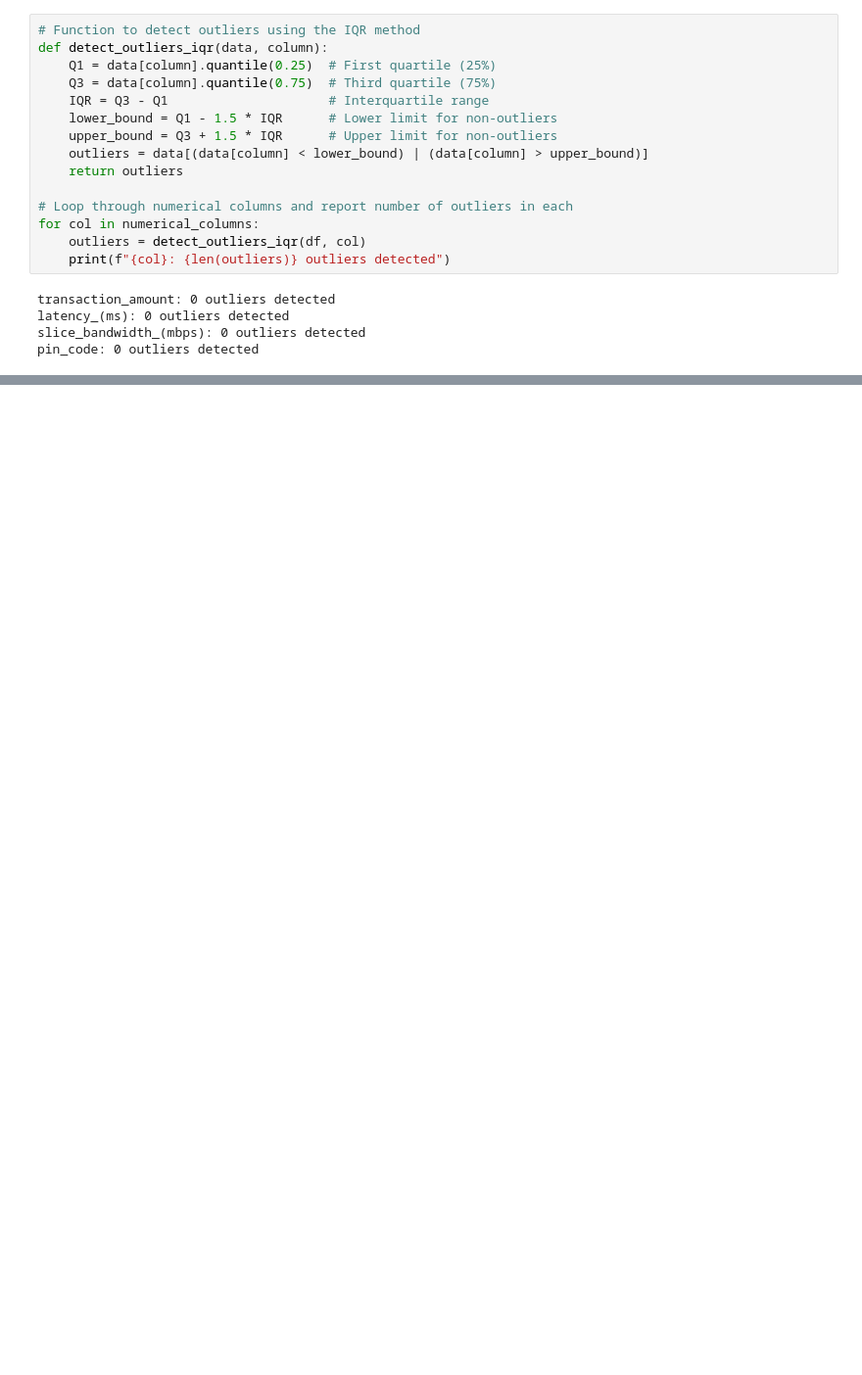
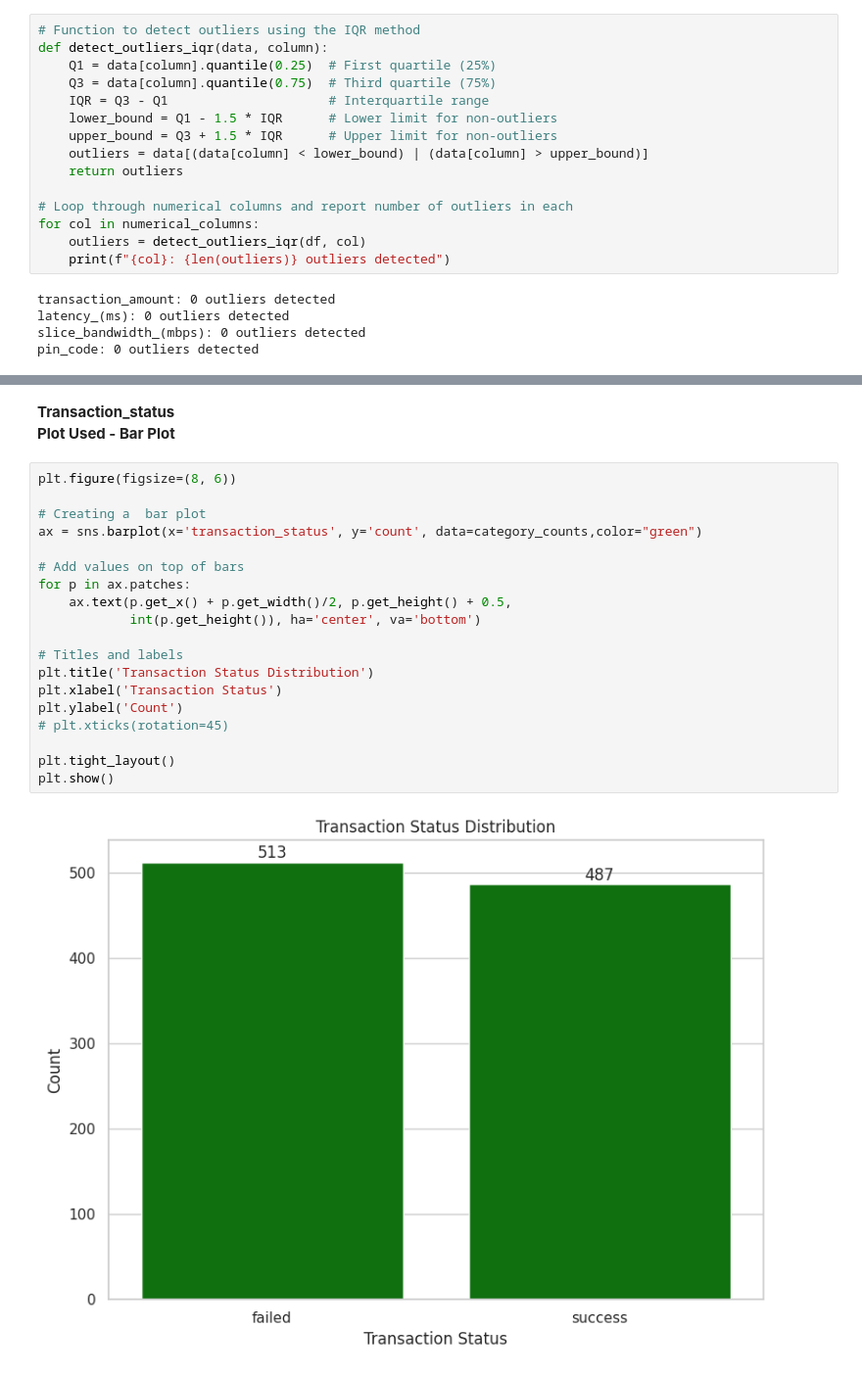
Before and after one commit to Sagarjain93/Operations_transaction_Data, a Jupyter notebook: transaction_data.ipynb, the cells around one changed output, grey strips where cells are left out. Shown at 98% size. Saved outputs shown, nothing was run; the diff lists cells and outputs as text; blank space fills up the shorter version.

Commit message:
commit: performed univariate analysis on 3 features using barplot, countplot and pie chart.

```diff
--- a/transaction_data.ipynb
+++ b/transaction_data.ipynb
@@ -401,0 +436,24 @@ pin_code: 0 outliers detected
+# %% [markdown]
+**Transaction_status
+Plot Used - Bar Plot**
+# %%
+plt.figure(figsize=(8, 6))
+
+# Creating a  bar plot
+ax = sns.barplot(x='transaction_status', y='count', data=category_counts,color="green")
+
+# Add values on top of bars
+for p in ax.patches:
+    ax.text(p.get_x() + p.get_width()/2, p.get_height() + 0.5,
+            int(p.get_height()), ha='center', va='bottom')
+
+# Titles and labels
+plt.title('Transaction Status Distribution')
+plt.xlabel('Transaction Status')
+plt.ylabel('Count')
+# plt.xticks(rotation=45)
+
+plt.tight_layout()
+plt.show()
+# %% [output]
+[figure, added]
```
Also changed, not shown: parts of 25 cells of this notebook.
